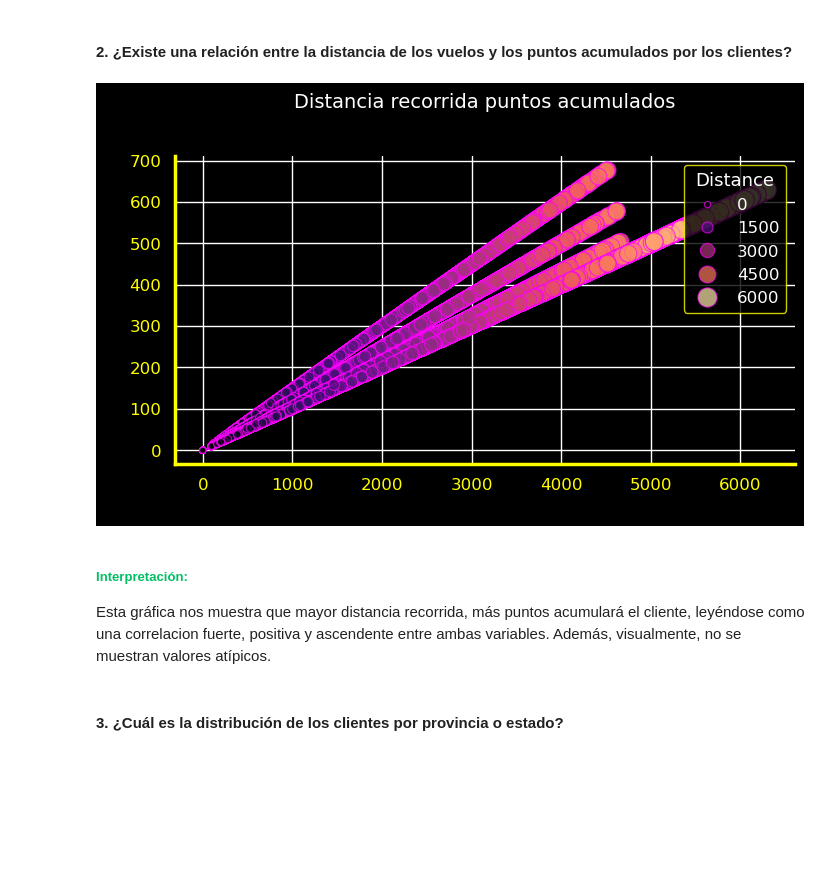
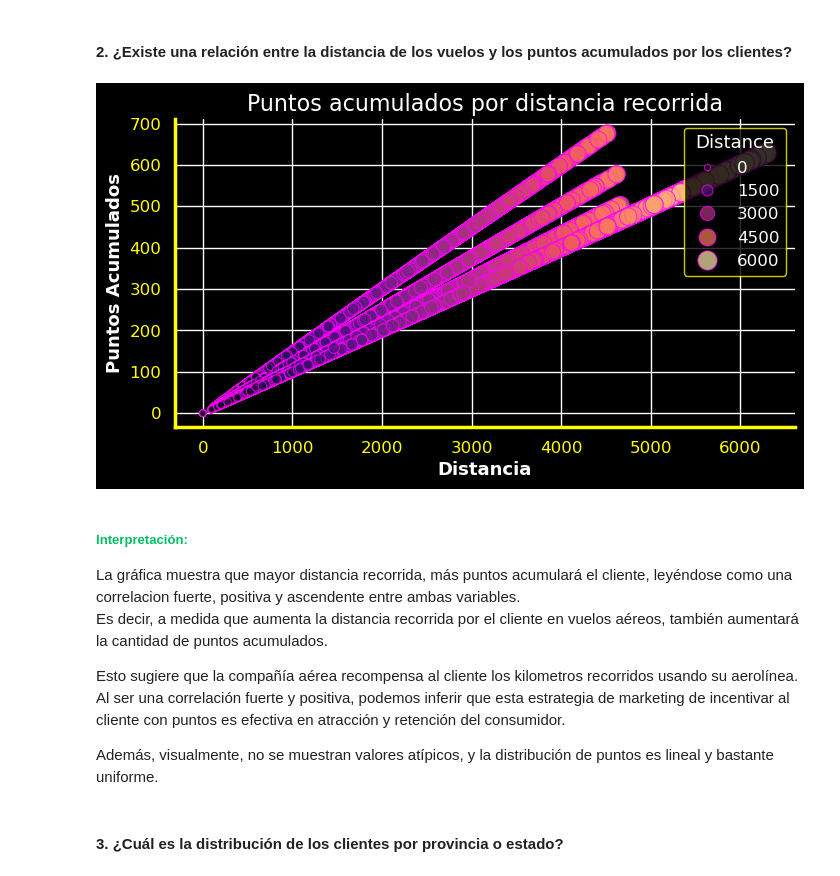
Before and after one commit to Adalab/bda-modulo-3-evaluacion-final-elenacrami, a Jupyter notebook: soluciones_examen_mod3.ipynb, the cells around one changed output. Saved outputs shown, nothing was run; the diff lists cells and outputs as text; code cells hidden in the pictures; blank space fills up the shorter version.

```diff
--- a/soluciones_examen_mod3.ipynb
+++ b/soluciones_examen_mod3.ipynb
@@ -590,0 +516,4 @@ df_flight_actv
+# %%
+# Eliminamos los duplicados filtrando por la agrupación de las 3 columnas donde se presentan esos registros duplicados.
+df_flight_sin_duplicados = df_flight_actv.drop_duplicates(subset=["Loyalty Number", "Year", "Month"])
+df_flight_sin_duplicados
@@ -628,7 +641,7 @@ Length: 13, dtype: Int64
 # %% [markdown]
 ##### **<span style="color:#FFA500">Unión DataFrames</span>**
 # %%
-df_union = df_loyalty_hist.merge(df_flight_actv, how = "inner", on = "Loyalty Number",
+df_union = df_loyalty_hist.merge(df_flight_sin_duplicados, how = "inner", on = "Loyalty Number",
                       left_on = None, right_on = None)
 
 df_union.head()
@@ -746,60 +802,72 @@ Observamos que durante las épocas de vacaciones de Semana Santa, verano y navid
 # %% [markdown]
 #### **2. <span>¿Existe una relación entre la distancia de los vuelos y los puntos acumulados por los clientes?</span>**
 # %%
-# Establecemos el estilo general de la gráfica
-sns.set(style="darkgrid")
+# Establecemos el estilo general de la gráfica.
+sns.set_theme(style="darkgrid")
 
 # Creamos la figura y los ejes con un tamaño más grande.
 fig, ax = plt.subplots(figsize=(8, 4))
-fig.patch.set_facecolor('black')  # Cambiar el fondo de toda la figura a negro.
+fig.patch.set_facecolor('black')  # Cambia el fondo de toda la figura a negro.
 
 # Creamos el scatterplot con una paleta de colores cálida para destacar los puntos.
 scatter = sns.scatterplot(
     x="Distance",
     y="Points Accumulated",
     size="Distance",                    # Tamaño del punto basado en la distancia.
     sizes=(20, 200),                    # Tamaño de los puntos más amplio.
     hue="Distance",                     # Color del punto basado en la distancia.
-    palette="magma",                    # Usarla paleta 'magma' para el color.
-    alpha=0.7,                          # Hacerlos puntos semitransparentes.
-    edgecolor="fuchsia",                # Cambiarel color del borde de los puntos a amarillo
+    palette="magma",                    # Usar la paleta 'magma' para el color.
+    alpha=0.7,                          # Convierte los puntos semitransparentes.
+    edgecolor="fuchsia",                # Cambia el color del borde de los puntos a amarillo
     linewidth=0.8,                      # Espesor del borde de los puntos.
     data=df_union_sin_nulos,
-    ax=ax,                              # Especifica el eje.
+    ax=ax,                              # Especifíca el eje.
 )
+
 # Ajustamos las etiquetas de los ejes con tamaño 13, negrita y color negro.
-ax.set_xlabel("Distance", fontsize=13, color='black', weight='bold')
-ax.set_ylabel("Points Accumulated", fontsize=13, color='black', weight='bold')
-
-# Cambiamos el fondo de los ejes para hacerlo negro
-ax.set_facecolor('black')  # Fondo del área de la gráfica a negro
-ax.spines['top'].set_visible(False)     # Ocultar línea superior
-ax.spines['right'].set_visible(False)   # Ocultar línea derecha
-ax.spines['left'].set_linewidth(2.5)    # Hacer la línea del eje Y más gruesa
-ax.spines['bottom'].set_linewidth(2.5)  # Hacer la línea del eje X más gruesa
-ax.spines['left'].set_color('yellow')   # Cambiar el color de la línea del eje Y a amarillo
-ax.spines['bottom'].set_color('yellow') # Cambiar el color de la línea del eje X a amarillo
-
-# Cambiamos el color de los números de los ejes a amarillo
-ax.tick_params(axis='x', colors='yellow', labelsize=12)  # Cambiar el color y tamaño de los números del eje X a amarillo
-ax.tick_params(axis='y', colors='yellow', labelsize=12)  # Cambiar el color y tamaño de los números del eje Y a amarillo
+ax.set_xlabel('Distancia', fontsize=13, color='white', weight='bold')
+ax.set_ylabel('Puntos Acumulados', fontsize=13, color='white', weight='bold')
+ax.set_title('Puntos acumulados por distancia recorrida', fontsize=16, color='white')
 
 
-# Personalizamos la leyenda
+# Cambiamos el fondo de los ejes para hacerlo negro.
+ax.set_facecolor('black')  # Fondo del área de la gráfica a negro
+ax.spines['top'].set_visible(False)     # Oculta línea superior.
+ax.spines['right'].set_visible(False)   # Oculta línea derecha.
+ax.spines['left'].set_linewidth(2.5)    # Hace la línea del eje Y más gruesa.
+ax.spines['bottom'].set_linewidth(2.5)  # Hace la línea del eje X más gruesa.
+ax.spines['left'].set_color('yellow')   # Cambia el color de la línea del eje Y a amarillo.
+ax.spines['bottom'].set_color('yellow') # Cambia el color de la línea del eje X a amarillo.
+
+
+# Cambiamos el color de los números de los ejes a amarillo.
+ax.tick_params(axis='x', colors='yellow', labelsize=12)
+ax.tick_params(axis='y', colors='yellow', labelsize=12)
+
+
+# Personalizamos la leyenda.
 legend = ax.legend(title='Distance', fontsize=12, title_fontsize='13', loc='upper right', frameon=True, facecolor='black', edgecolor='yellow')
-plt.setp(legend.get_texts(), color='white')  # Cambiar el color del texto de la leyenda a blanco
-plt.setp(legend.get_title(), color='white')  # Cambiar el color del título de la leyenda a blanco
+plt.setp(legend.get_texts(), color='white')
+plt.setp(legend.get_title(), color='white')
 
-# Ponemos título a la gráfica
-plt.title('Distancia recorrida puntos acumulados', fontsize=14, color='white', pad=35)
 
-# Mostramos la gráfica con fondo negro
+# Ponemos título a la gráfica.
+#plt.title('Distancia recorrida puntos acumulados', fontsize=14, color='white', pad=35)
+
+
+# Mostramos la gráfica con fondo negro.
 plt.show()
 # %% [output]
-[figure, old version]
+[figure, new version]
 # %% [markdown]
 ##### **<span style="color:#00bf63">Interpretación:</span>**
-Esta gráfica nos muestra que mayor distancia recorrida, más puntos acumulará el cliente, leyéndose como una correlacion fuerte, positiva y ascendente entre ambas variables. Además, visualmente, no se muestran valores atípicos.
+
+La gráfica muestra que mayor distancia recorrida, más puntos acumulará el cliente, leyéndose como una correlacion fuerte, positiva y ascendente entre ambas variables.\
+Es decir, a medida que aumenta la distancia recorrida por el cliente en vuelos aéreos, también aumentará la cantidad de puntos acumulados.
+
+Esto sugiere que la compañía aérea recompensa al cliente los kilometros recorridos usando su aerolínea. Al ser una correlación fuerte y positiva, podemos inferir que esta estrategia de marketing de incentivar al cliente con puntos es efectiva en atracción y retención del consumidor.
+
+Además, visualmente, no se muestran valores atípicos, y la distribución de puntos es lineal y bastante uniforme.
 # %% [markdown]
 #### **3. <span>¿Cuál es la distribución de los clientes por provincia o estado?</span>**
 # %%
```
Also changed, not shown: parts of 71 cells of this notebook.
